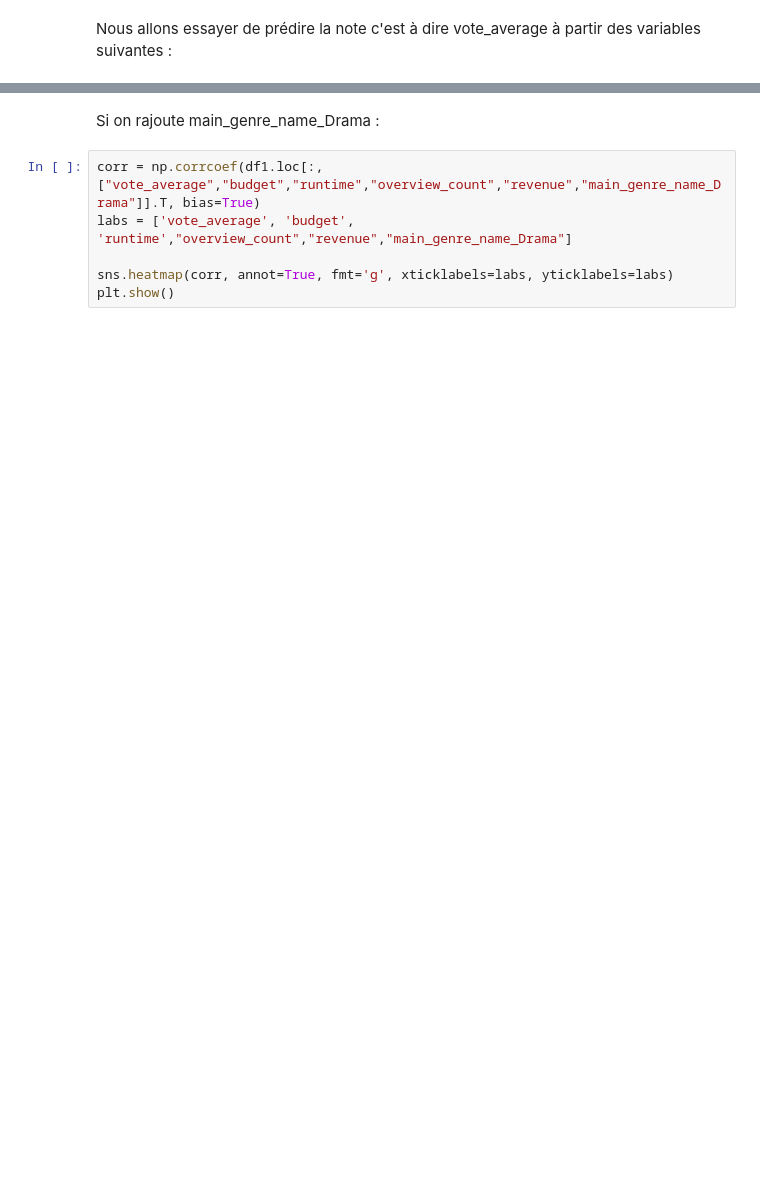
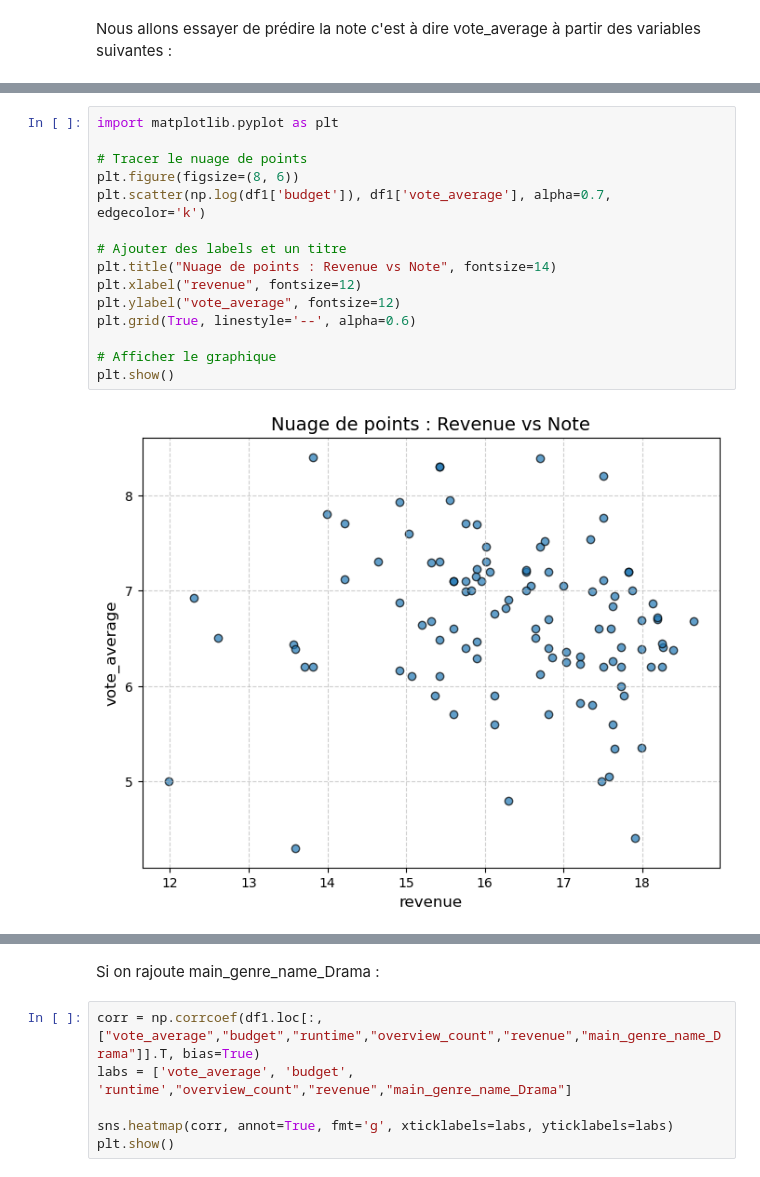
Before and after one commit to gillesfevry/MiseEnProd, a Jupyter notebook: analyse.descriptive.ipynb, the cells around one changed output, grey strips where cells are left out. Drawn from its saved outputs; the diff is of its cells as text; blank space fills up the shorter version.

```diff
--- a/analyse.descriptive.ipynb
+++ b/analyse.descriptive.ipynb
@@ -97,3 +133,20 @@ plt.show()
+# %%
+import matplotlib.pyplot as plt
+
+# Tracer le nuage de points
+plt.figure(figsize=(8, 6))
+plt.scatter(np.log(df1['budget']), df1['vote_average'], alpha=0.7, edgecolor='k')
+
+# Ajouter des labels et un titre
+plt.title("Nuage de points : Revenue vs Note", fontsize=14)
+plt.xlabel("revenue", fontsize=12)
+plt.ylabel("vote_average", fontsize=12)
+plt.grid(True, linestyle='--', alpha=0.6)
+
+# Afficher le graphique
+plt.show()
+# %% [output]
+[figure, added]
 # %%
 
 
```
Also changed, not shown: parts of 18 cells of this notebook.
